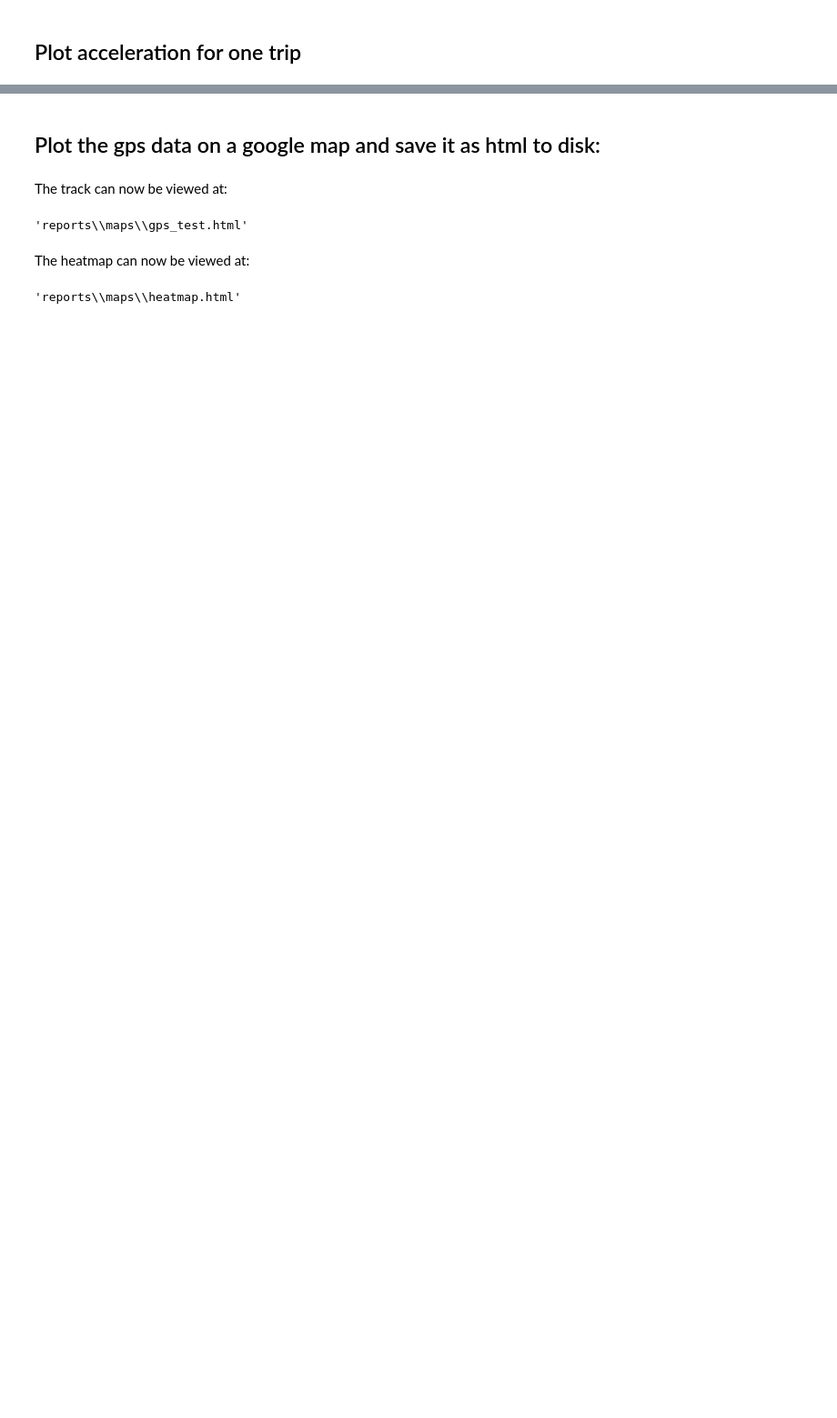
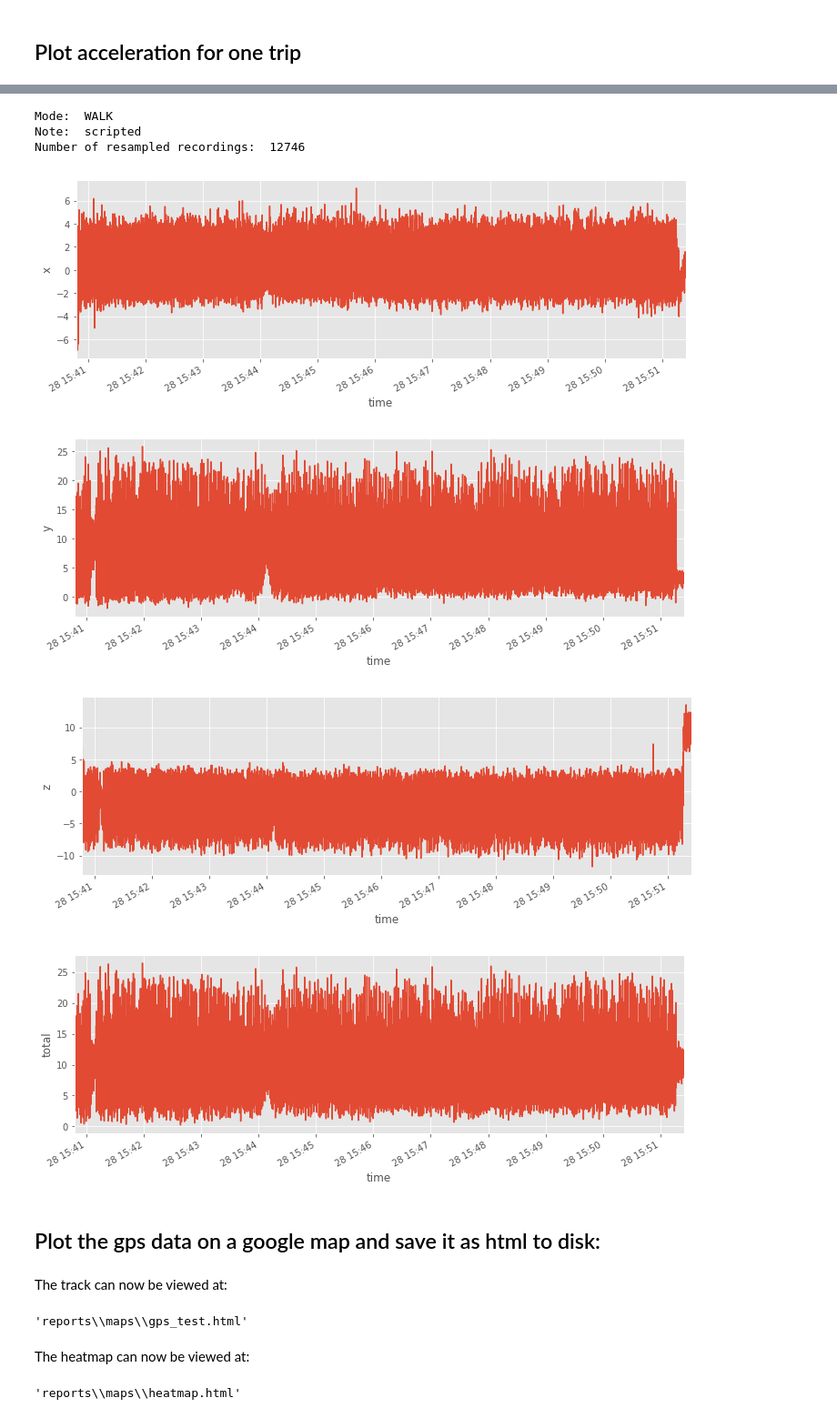
Before and after one commit to univie-datamining-team3/assignment2, a Jupyter notebook: notebooks/2.0-lm-presentation.ipynb, the cells around one changed output, grey strips where cells are left out. Shown at 91% size. Saved outputs shown, nothing was run; the diff lists cells and outputs as text; code cells hidden in the pictures; blank space fills up the shorter version.

```diff
--- a/notebooks/2.0-lm-presentation.ipynb
+++ b/notebooks/2.0-lm-presentation.ipynb
@@ -110,0 +126,10 @@ trip_info[scripted_mask].reset_index()
+# %%
+trip_nr = 3
+sensor_for_one_trip = dfs[token]["trips"][trip_nr]["sensor"]
+sensor_for_one_trip_resampled = dfs[token]["resampled_sensor_data"][trip_nr]["sensor"]
+
+print("raw trip:\n")
+Preprocessor.print_start_and_end_of_recording_per_sensor(sensor_for_one_trip)
+print("\n")
+print("preprocessed trip:\n")
+Preprocessor.print_start_and_end_of_recording_per_sensor(sensor_for_one_trip_resampled)
@@ -145,3 +202,35 @@ Note:  scripted
+# %%
+mode = dfs[token]["trips"][trip_nr]["annotation"]["mode"][0]
+note = dfs[token]["trips"][trip_nr]["annotation"]["notes"][0]
+print("Mode: ", mode)
+print("Note: ", note)
+acceleration = sensor_for_one_trip_resampled[sensor_for_one_trip_resampled["sensor"] == "acceleration"]
+print("Number of resampled recordings: ", len(acceleration))
+acceleration= acceleration.set_index("time")
+figsize=(12, 4)
+acceleration["x"].plot(figsize=figsize);
+plt.ylabel("x")
+plt.show();
+
+acceleration["y"].plot(figsize=figsize);
+plt.ylabel("y")
+plt.show();
+
+acceleration["z"].plot(figsize=figsize);
+plt.ylabel("z")
+plt.show();
+
+acceleration["total"].plot(figsize=figsize);
+plt.ylabel("total")
+plt.show();
+# %% [output]
+Mode:  WALK
+Note:  scripted
+Number of resampled recordings:  12746
+[figure, added]
+[figure, added]
+[figure, added]
+[figure, added]
 # %% [markdown]
 ## Plot the gps data on a google map and save it as html to disk:
 # %%
```
Also changed, not shown: parts of 9 cells of this notebook, 1 other file.
